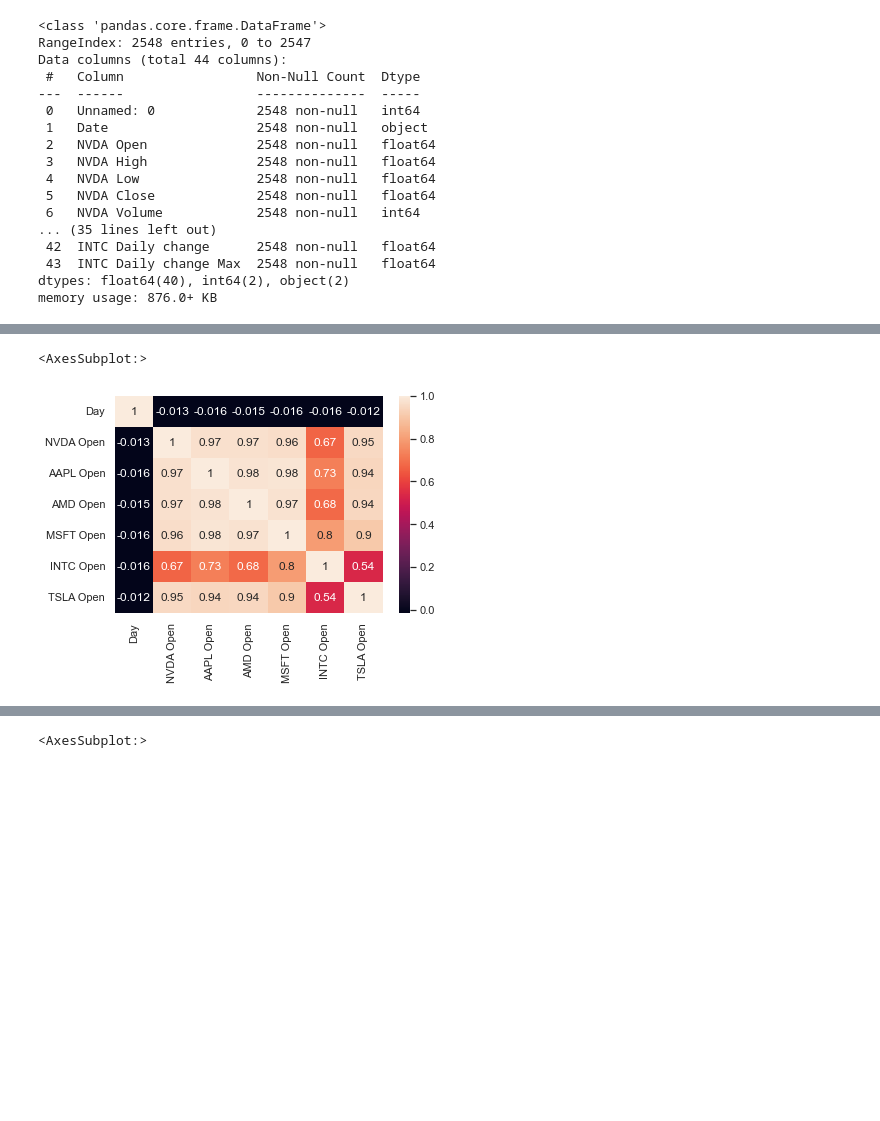
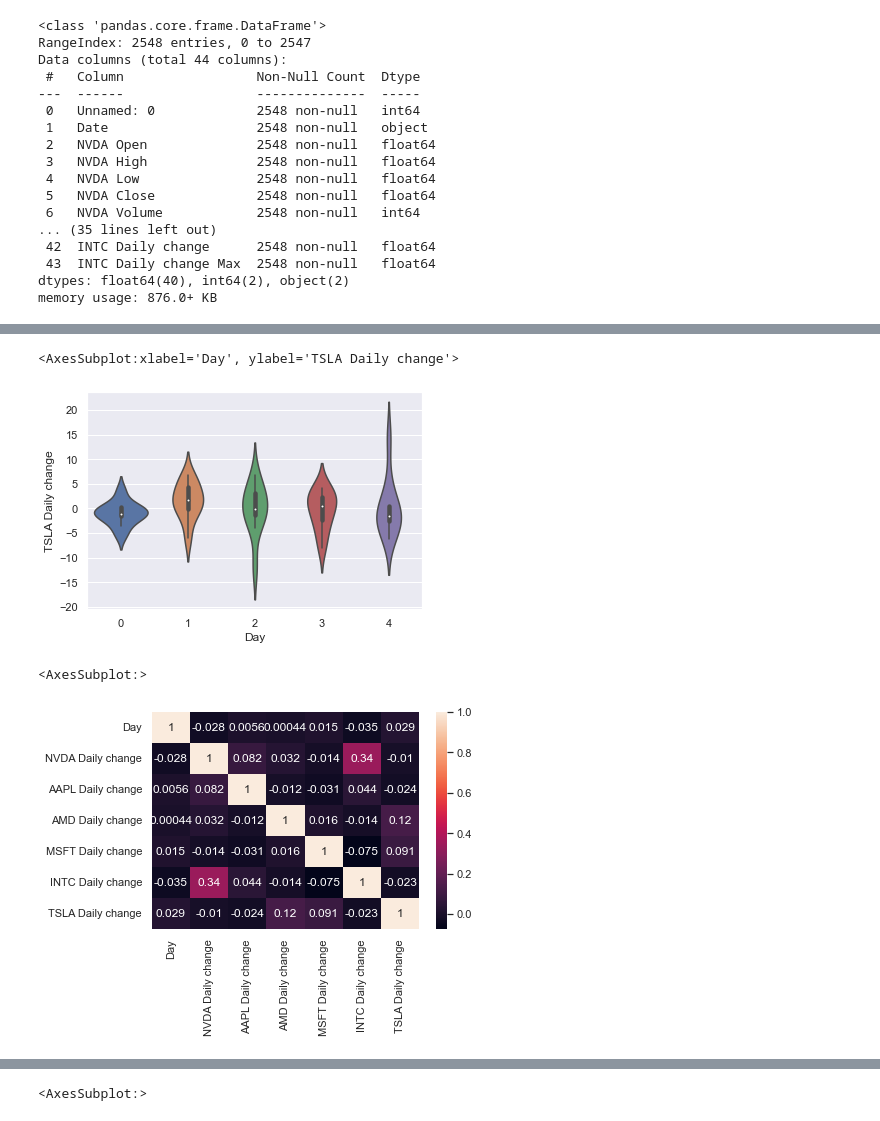
Before and after one commit to VladimirPoplavsky/Stock_Price_prediction, a Jupyter notebook: Data_Cleaning_and_Visualization.ipynb, the cells around one changed output, grey strips where cells are left out. Saved outputs shown, nothing was run; the diff lists cells and outputs as text; code cells hidden in the pictures; blank space fills up the shorter version.

```diff
--- a/Data_Cleaning_and_Visualization.ipynb
+++ b/Data_Cleaning_and_Visualization.ipynb
@@ -68,6 +105,19 @@ Output 1: Tue Jun 12 12:55:22 2018
+# %%
+tdf = pd.DataFrame(df, columns = ['Day','NVDA Daily change','AAPL Daily change','AMD Daily change','MSFT Daily change','INTC Daily change','TSLA Daily change'])
+tdf.drop(tdf.index[50:2548], inplace=True)
+sns.violinplot(tdf.Day , tdf['TSLA Daily change'])
+# %% [output]
+<AxesSubplot:xlabel='Day', ylabel='TSLA Daily change'>
+[figure, added]
 # %%
-tdf = pd.DataFrame(df, columns = ['NVDA Open','AAPL Open','AMD Open','MSFT Open','INTC Open','TSLA Open'])
+tdf = pd.DataFrame(df, columns = ['Day','NVDA Daily change','AAPL Daily change','AMD Daily change','MSFT Daily change','INTC Daily change','TSLA Daily change'])
+
+#tdf.drop(tdf.index[300:2548], inplace=True)
+
+#tdf.tail()
+
+
 sns.heatmap(tdf.corr(), annot=True)
 # %% [output]
 <AxesSubplot:>
-[figure, old version]
+[figure, new version]
```
Also changed, not shown: parts of 36 cells of this notebook.
